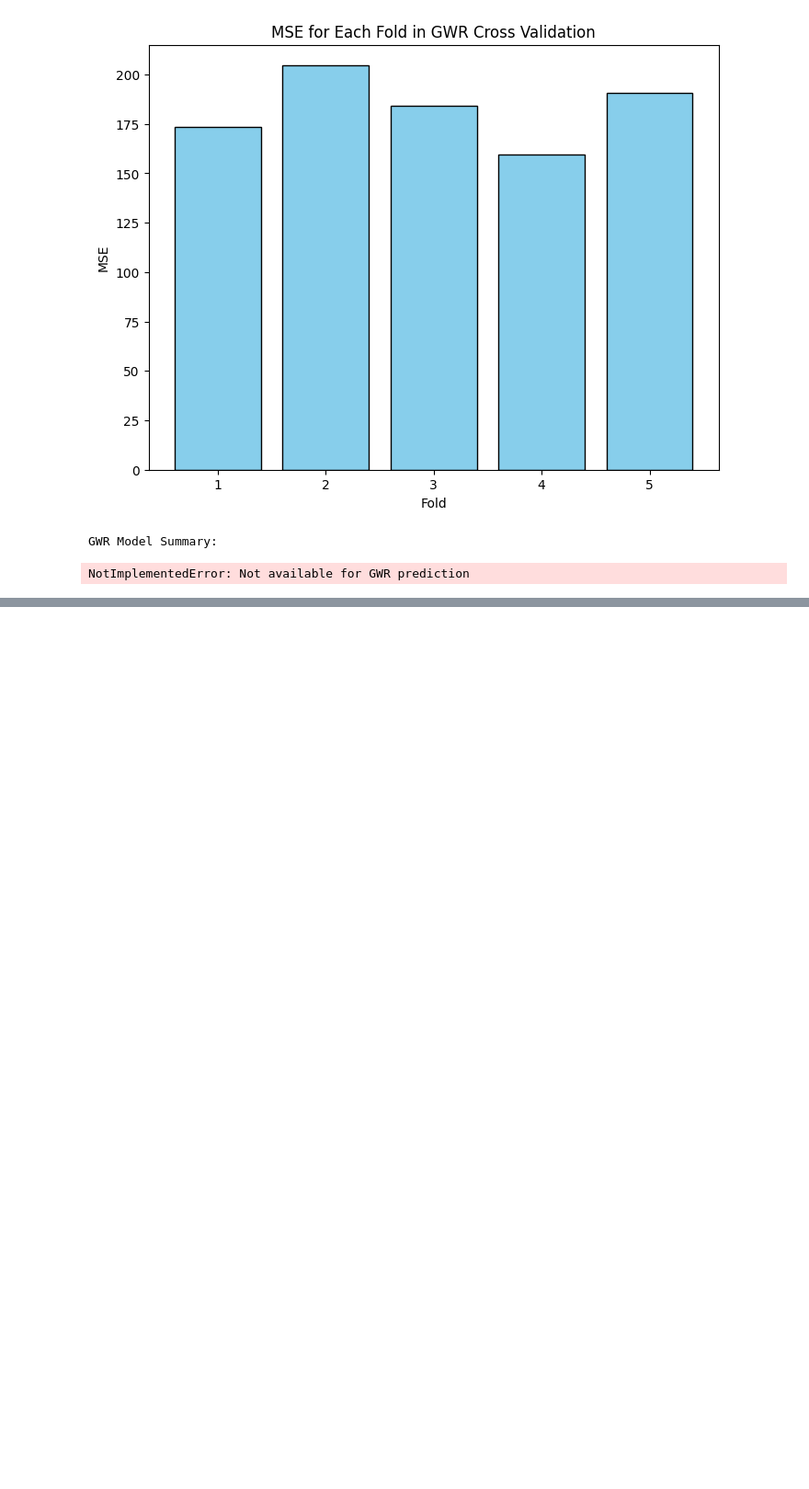
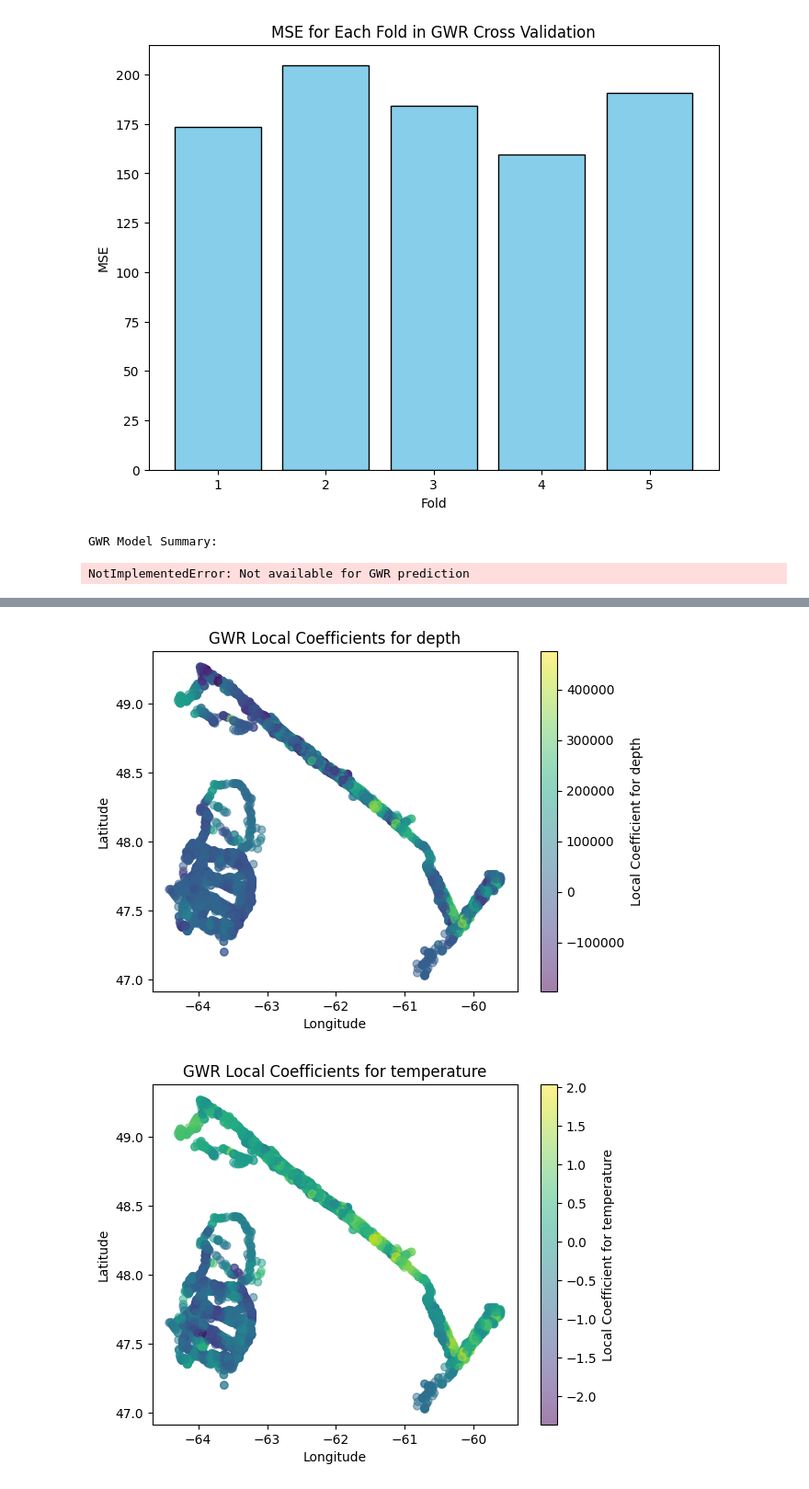
Before and after one commit to IzaakGagnon/SSC_GliderProject, a Jupyter notebook: GWR_Work.ipynb, the cells around one changed output, grey strips where cells are left out. Shown at 92% size. Saved outputs shown, nothing was run; the diff lists cells and outputs as text; code cells hidden in the pictures; blank space fills up the shorter version.

```diff
--- a/GWR_Work.ipynb
+++ b/GWR_Work.ipynb
@@ -131,8 +131,9 @@ from mgwr.gwr import GWR
 from mgwr.sel_bw import Sel_BW
 
 # Load the dataset
-df = pd.read_csv('/content/drive/MyDrive/Glider data/merged.csv')
-df = df.sample(frac=0.0001, random_state=42)
+df = pd.read_hdf('/content/drive/MyDrive/Glider data/glider_data.h5')
+df[['longitude','latitude']] = df[['longitude','latitude']].astype(np.float64)
+df = df.sample(frac=0.001, random_state=42)
 # Inspect the first few rows and columns to confirm variable names
 print("Dataset preview:")
 print(df.head())
@@ -143,8 +144,8 @@ print("\nColumns in the dataset:", df.columns.tolist())
 # -------------------------------
 # We'll use 'sea_water_temperature' as the response variable.
 # Exclude 'time', 'latitude', and 'longitude' from predictors.
-response_variable = 'micromoles_of_oxygen_per_unit_mass_in_sea_water'
-predictor_cols = [col for col in df.columns if col not in ['time','latitude', 'longitude', response_variable]]
+response_variable = 'oxygen'
+predictor_cols = [col for col in df.columns if col not in ['time','latitude','longitude', response_variable]]
 print("\nResponse variable selected:", response_variable)
 print("Predictor columns selected:", predictor_cols)
 
@@ -203,0 +204,26 @@ TypeError: unsupported operand type(s) for +: 'float' and 'str'
+# %%
+import matplotlib.pyplot as plt
+
+# Suppose you have already run the GWR and have `gwr_results` and `local_params`
+# local_params = gwr_results.params
+
+# Add the local coefficient estimates to your DataFrame for convenience:
+for i, col in enumerate(predictor_cols):
+    df[f'gwr_coef_{col}'] = local_params[:, i]
+
+# Now plot the local coefficients on a map-like scatter plot (Longitude vs. Latitude).
+for col in predictor_cols:
+    plt.scatter(
+        df['longitude'],
+        df['latitude'],
+        c=df[f'gwr_coef_{col}'],
+        alpha=0.5
+    )
+    plt.colorbar(label=f'Local Coefficient for {col}')
+    plt.xlabel('Longitude')
+    plt.ylabel('Latitude')
+    plt.title(f'GWR Local Coefficients for {col}')
+    plt.show()
+# %% [output]
+[figure, added]
+[figure, added]
```
Also changed, not shown: parts of 2 cells of this notebook.
